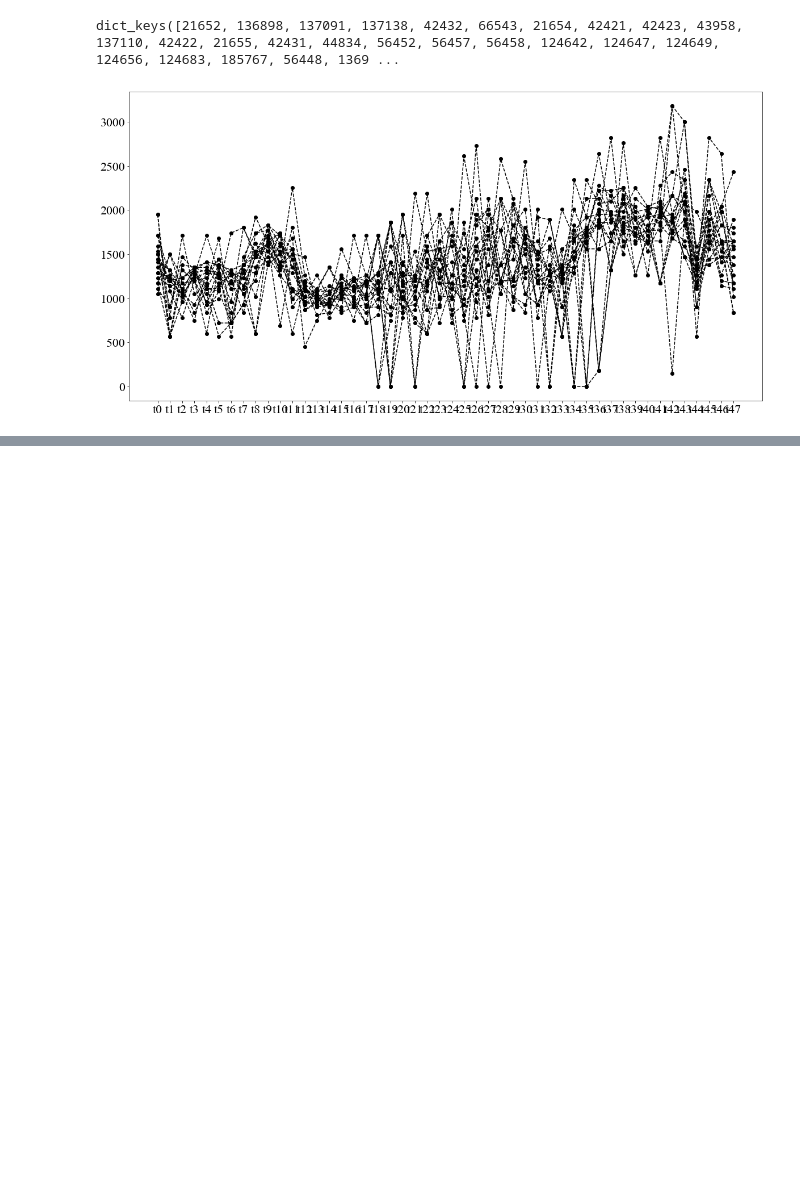
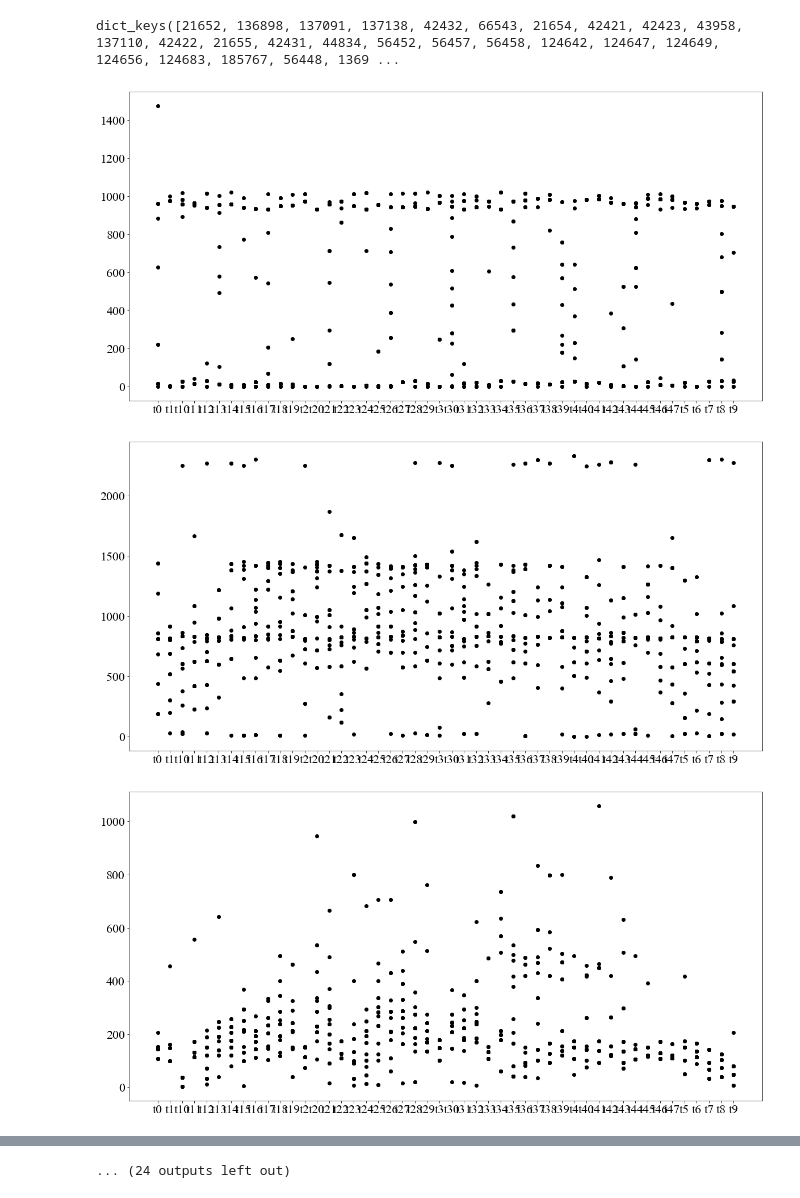
Before and after one commit to chaweewatp/northeastern-work-1, a Jupyter notebook: 4_2_construct_load_profile_from_MC.ipynb, the cells around one changed output, grey strips where cells are left out. Saved outputs shown, nothing was run; the diff lists cells and outputs as text; code cells hidden in the pictures; blank space fills up the shorter version.

```diff
--- a/4_2_construct_load_profile_from_MC.ipynb
+++ b/4_2_construct_load_profile_from_MC.ipynb
@@ -20,20 +25,17 @@ print(dict_AMR_MC.keys())
 # %% [output]
 dict_keys([21652, 136898, 137091, 137138, 42432, 66543, 21654, 42421, 42423, 43958, 137110, 42422, 21655, 42431, 44834, 56452, 56457, 56458, 124642, 124647, 124649, 124656, 124683, 185767, 56448, 1369 ...
 # %%
-AMR_id=124649
+AMR_id=185767
 num_sample=20
-fig, ax = plt.subplots()
-for sample in np.arange(0,num_sample,1):
-    x=list(dict_AMR_MC[AMR_id].keys())
-    y=[dict_AMR_MC[AMR_id][x][sample] for x in dict_AMR_MC[AMR_id]]
-    ax.plot(x,y, 'ko--', label='{}'.format(find_LF(y)))
-# plt.legend()
-plt.show()
-
-gridspec.GridSpec(1,5)
-def plot_kWhr(dict_AMR, AMR_id):
+for AMR_id in list(dict_AMR_MC.keys()):
     fig, ax = plt.subplots()
-    ax1 = plt.subplot2grid((1,5), (0,0), colspan=1, rowspan=1)
-    ax1.boxplot(y)
+    for sample in np.arange(0,num_sample,1):
+        x=list(dict_AMR_MC[AMR_id].keys())
+        y=[dict_AMR_MC[AMR_id][x][sample] for x in dict_AMR_MC[AMR_id]]
+        ax.plot(x,y, 'ko', label='{}'.format(find_LF(y)))
+    # plt.legend()
+    plt.show()
 # %% [output]
-[figure, old version]
+[figure, new version]
+[figure, added]
+[figure, added]
@@ -40,3 +51,4 @@ def plot_kWhr(dict_AMR, AMR_id):
+... (24 outputs left out)
 # %%
 fig = plt.figure(1)
 # Plot figure with subplots of different sizes
```
Also changed, not shown: parts of 4 cells of this notebook, 13 other files.
